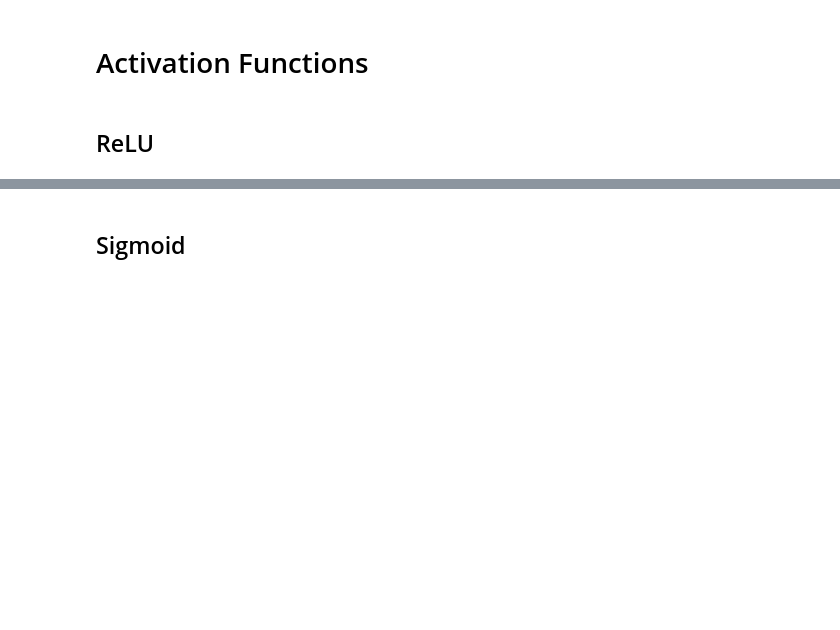
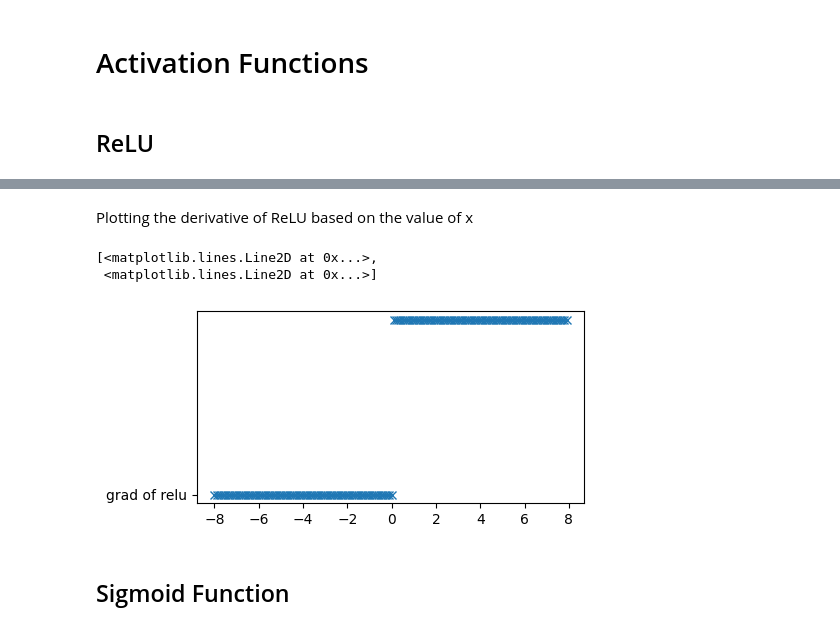
Before and after one commit to ishaanpaul98/Deep-Learning, a Jupyter notebook: Multilayer Perceptrons/mlp.ipynb, the cells around one changed output, grey strips where cells are left out. Drawn from its saved outputs; the diff is of its cells as text; code cells hidden in the pictures; blank space fills up the shorter version.

```diff
--- a/Multilayer Perceptrons/mlp.ipynb
+++ b/Multilayer Perceptrons/mlp.ipynb
@@ -21,2 +24,12 @@ plt.plot(x.detach().numpy(), y.detach().numpy(), 'x', 'relu(x)')
+# %% [markdown]
+Plotting the derivative of ReLU based on the value of x
+# %%
+y.backward(torch.ones_like(x), retain_graph=True)
+plt.figure(figsize=(5, 2.5))
+plt.plot(x.detach(), x.grad, 'x', 'grad of relu')
+# %% [output]
+[<matplotlib.lines.Line2D at 0x...>,
+ <matplotlib.lines.Line2D at 0x...>]
+[figure, added]
 # %% [markdown]
-## Sigmoid
+## Sigmoid Function
```
Also changed, not shown: parts of 15 cells of this notebook.
